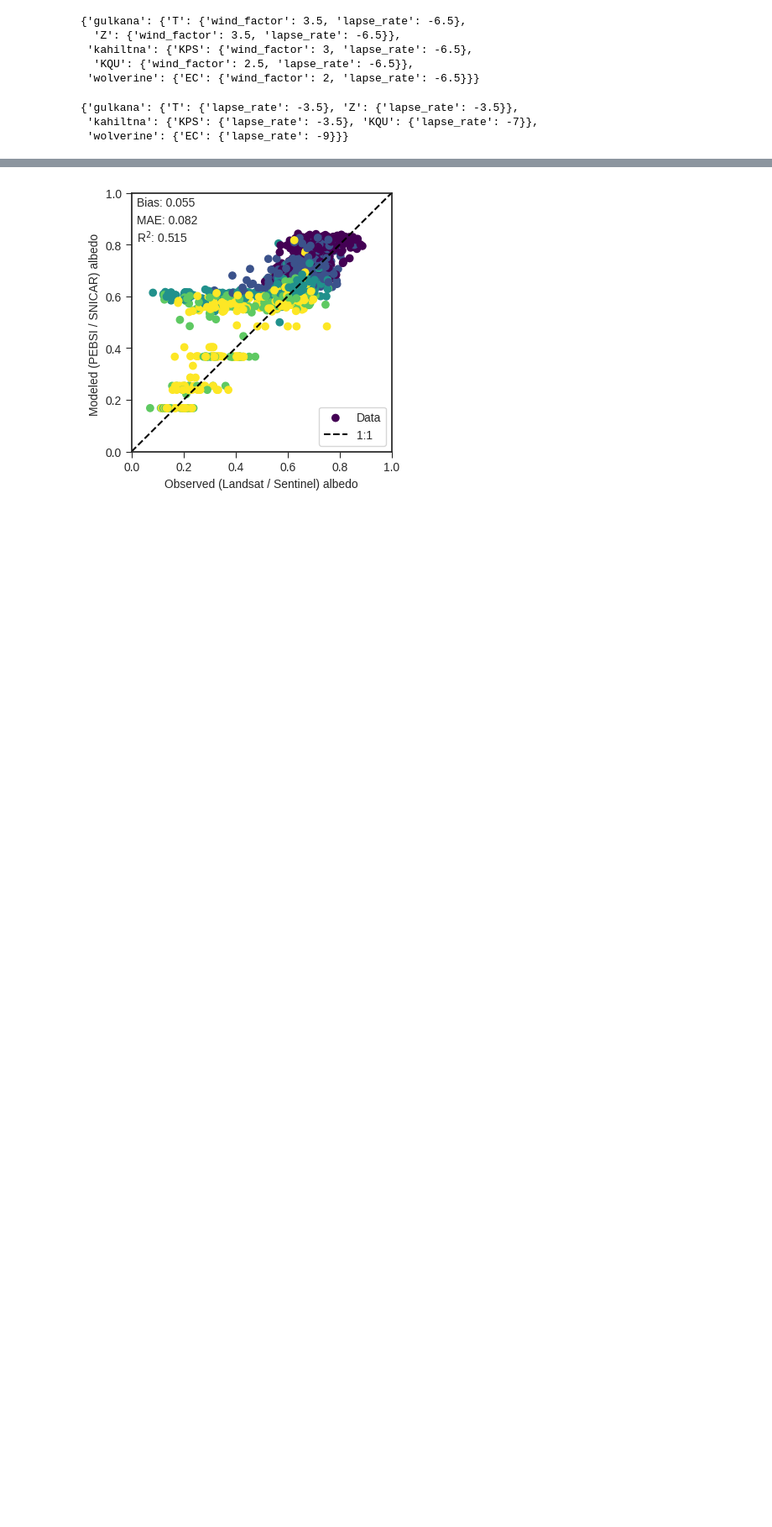
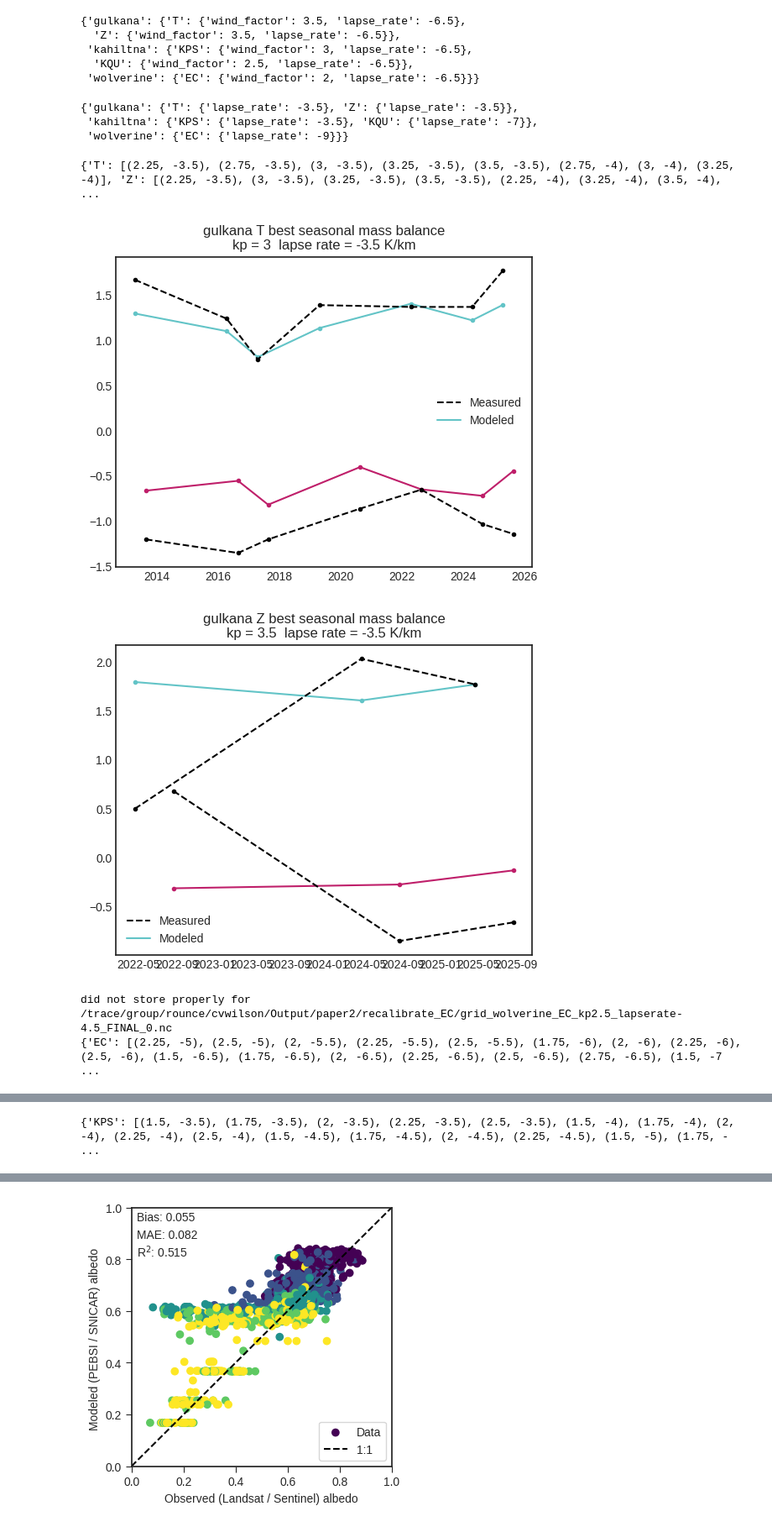
Before and after one commit to clairevwilson/PEBSI, a Jupyter notebook: project/calibrate.ipynb, the cells around one changed output, grey strips where cells are left out. Shown at 84% size. Drawn from its saved outputs; the diff is of its cells as text; code cells hidden in the pictures; blank space fills up the shorter version.

```diff
--- a/project/calibrate.ipynb
+++ b/project/calibrate.ipynb
@@ -40,11 +40,8 @@ site_dict = {'wolverine':['N','B','EC'],
                 }
 # %%
 params = {
-    # 'wind_factor':[0.5, 1, 1.5, 2, 2.5, 3, 3.5],
-    # 'lapse_rate':[ -3, -6.5, -9]
-    # 'lapse_rate':[-6.5],
-    # 'wind_factor':[1],
-    'lapse_rate':[ -3.5, -4, -4.5, -5, -5.5, -6, -6.5, -7, -7.5, -8, -8.5, -9],
+    'kp': [0.5, 0.75, 1, 1.25, 1.5, 1.75, 2, 2.25, 2.5, 2.75, 3, 3.25, 3.5],
+    'lapse_rate':[-3.5, -4, -4.5, -5, -5.5, -6, -6.5, -7, -7.5, -8, -8.5, -9],
 }
 
 site_dict = {'gulkana':['T','Z'],
@@ -54,7 +51,7 @@ site_dict = {'gulkana':['T','Z'],
 keys = list(params.keys())
 values = list(params.values())
 
-fn = 'paper2/recalibrate_{s}/grid_{g}_{s}_{p}_fixed_0.nc'
+fn = 'paper2/recalibrate_{s}/grid_{g}_{s}_{p}_FINAL_0.nc'
 
 all_mod_albedo = []
 all_meas_albedo = []
@@ -186,0 +312,15 @@ best_dict
+# %%
+params = {
+    'kp': [0.5, 0.75, 1, 1.25, 1.5, 1.75, 2, 2.25, 2.5, 2.75, 3, 3.25, 3.5],
+    'lapse_rate':[-3.5, -4, -4.5, -5, -5.5, -6, -6.5, -7, -7.5, -8, -8.5, -9],
+}
+
+results_gulkana, gulk_options = optimize_regional_lapse_rate({'gulkana': ['T','Z']}, params, base_fp)
+results_wolverine, wolv_options = optimize_regional_lapse_rate({'wolverine': ['EC']}, params, base_fp)
+results_kahiltna, kah_options = optimize_regional_lapse_rate({'kahiltna': ['KPS','KQU']}, params, base_fp)
+# %% [output]
+{'T': [(2.25, -3.5), (2.75, -3.5), (3, -3.5), (3.25, -3.5), (3.5, -3.5), (2.75, -4), (3, -4), (3.25, -4)], 'Z': [(2.25, -3.5), (3, -3.5), (3.25, -3.5), (3.5, -3.5), (2.25, -4), (3.25, -4), (3.5, -4),  ...
+[figure, added]
+[figure, added]
+did not store properly for /trace/group/rounce/cvwilson/Output/paper2/recalibrate_EC/grid_wolverine_EC_kp2.5_lapserate-4.5_FINAL_0.nc
+{'EC': [(2.25, -5), (2.5, -5), (2, -5.5), (2.25, -5.5), (2.5, -5.5), (1.75, -6), (2, -6), (2.25, -6), (2.5, -6), (1.5, -6.5), (1.75, -6.5), (2, -6.5), (2.25, -6.5), (2.5, -6.5), (2.75, -6.5), (1.5, -7 ...
@@ -186,0 +328 @@ best_dict
+{'KPS': [(1.5, -3.5), (1.75, -3.5), (2, -3.5), (2.25, -3.5), (2.5, -3.5), (1.5, -4), (1.75, -4), (2, -4), (2.25, -4), (2.5, -4), (1.5, -4.5), (1.75, -4.5), (2, -4.5), (2.25, -4.5), (1.5, -5), (1.75, - ...
```
Also changed, not shown: parts of 7 cells of this notebook, 7 other files.
